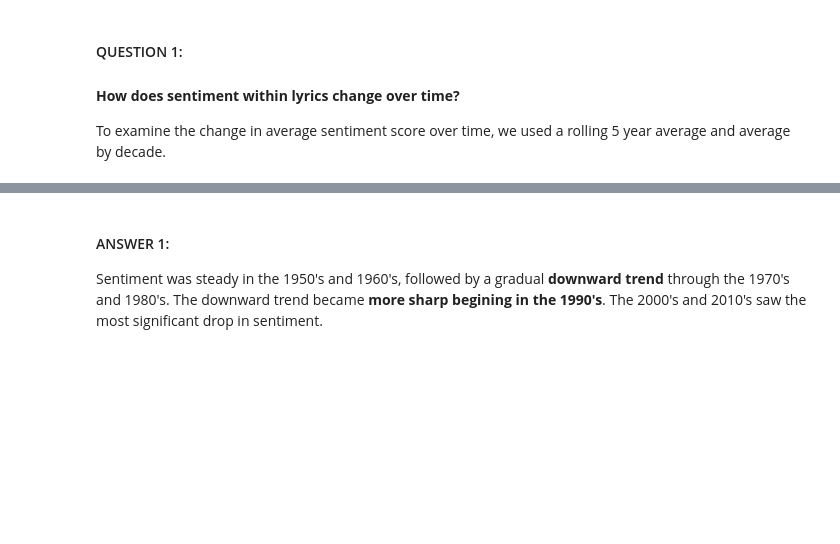
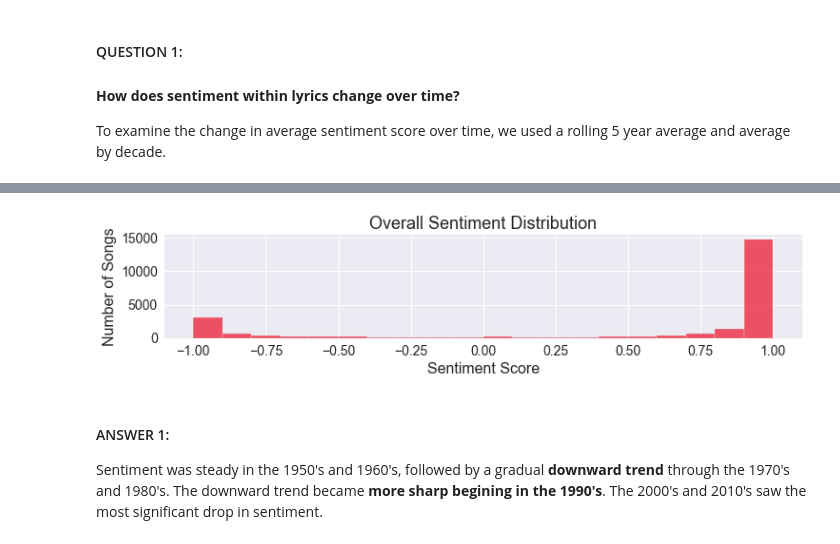
Before and after one commit to CBRJ-Lyrical-Metrics/lyrical-evolution-capstone, a Jupyter notebook: final_report.ipynb, the cells around one changed output, grey strips where cells are left out. Saved outputs shown, nothing was run; the diff lists cells and outputs as text; code cells hidden in the pictures; blank space fills up the shorter version.

```diff
--- a/final_report.ipynb
+++ b/final_report.ipynb
@@ -246,3 +244,7 @@ explore.sentiment_lineplot(df)
+# %%
+explore.sentiment_histplot(df)
+# %% [output]
+[figure, added]
 # %% [markdown]
 #### ANSWER 1:
 Sentiment was steady in the 1950's and 1960's, followed by a gradual **downward trend** through the 1970's and 1980's. The downward trend became **more sharp begining in the 1990's**. The 2000's and 2010's saw the most significant drop in sentiment.
```
Also changed, not shown: parts of 12 cells of this notebook, 1 other file.
